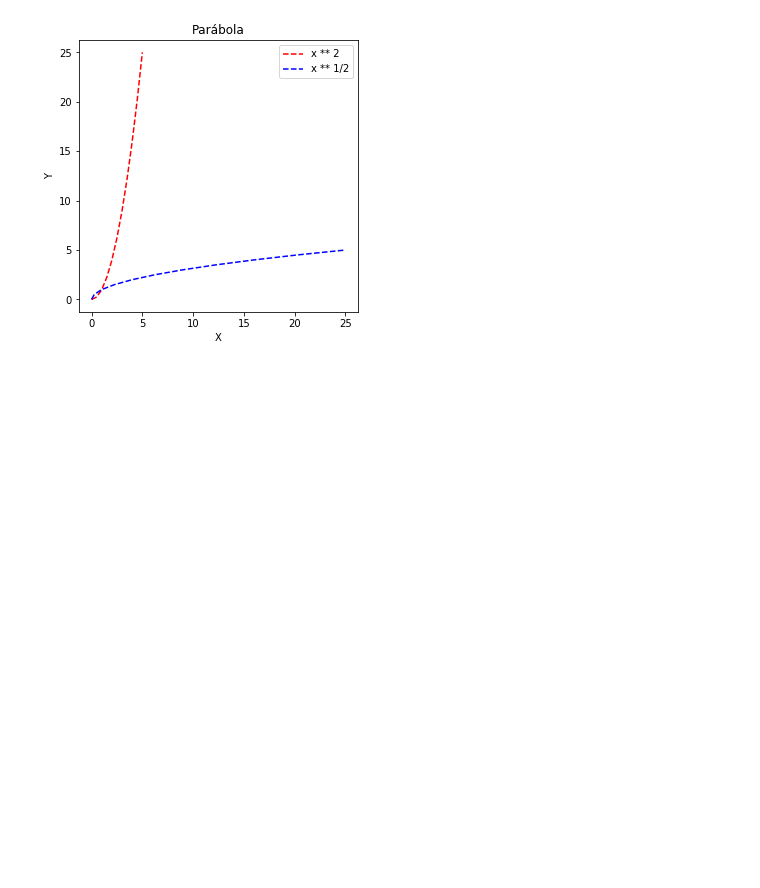
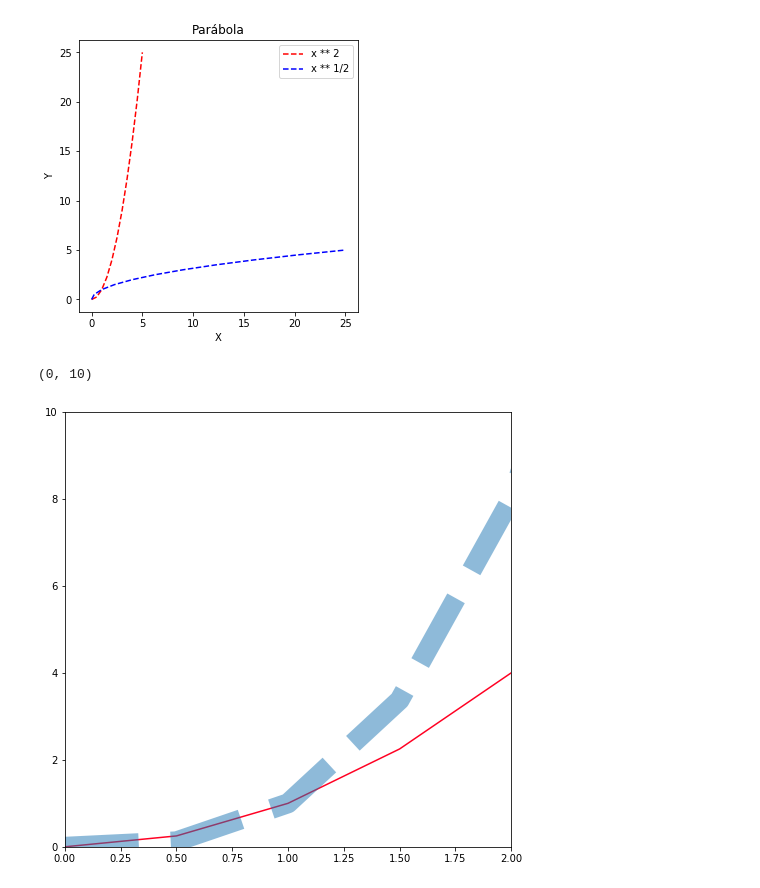
Before and after one commit to paulojuniore/DataScienceStudies, a Jupyter notebook: 3 - Visualização de Dados/Matplotlib/1 - Notação funcional e orientada a objetos.ipynb, the cells around one changed output. Saved outputs shown, nothing was run; the diff lists cells and outputs as text; code cells hidden in the pictures; blank space fills up the shorter version.

```diff
--- a/3 - Visualização de Dados/Matplotlib/1 - Notação funcional e orientada a objetos.ipynb
+++ b/3 - Visualização de Dados/Matplotlib/1 - Notação funcional e orientada a objetos.ipynb
@@ -90,3 +90,13 @@ axes.legend()
 [figure]
 # %%
 fig.savefig('image.png')
+# %%
+# Obs: o parâmetro alpha regula a transparência da linha do eixo
+fig, ax = plt.subplots(figsize=(8,8))
+ax.plot(x, x**2, color='#FF0123')
+ax.plot(x, x**3, linewidth=20, alpha=0.5, linestyle='--')
+ax.set_xlim([0,2])
+ax.set_ylim([0,10])
+# %% [output]
+(0, 10)
+[figure, added]
```
